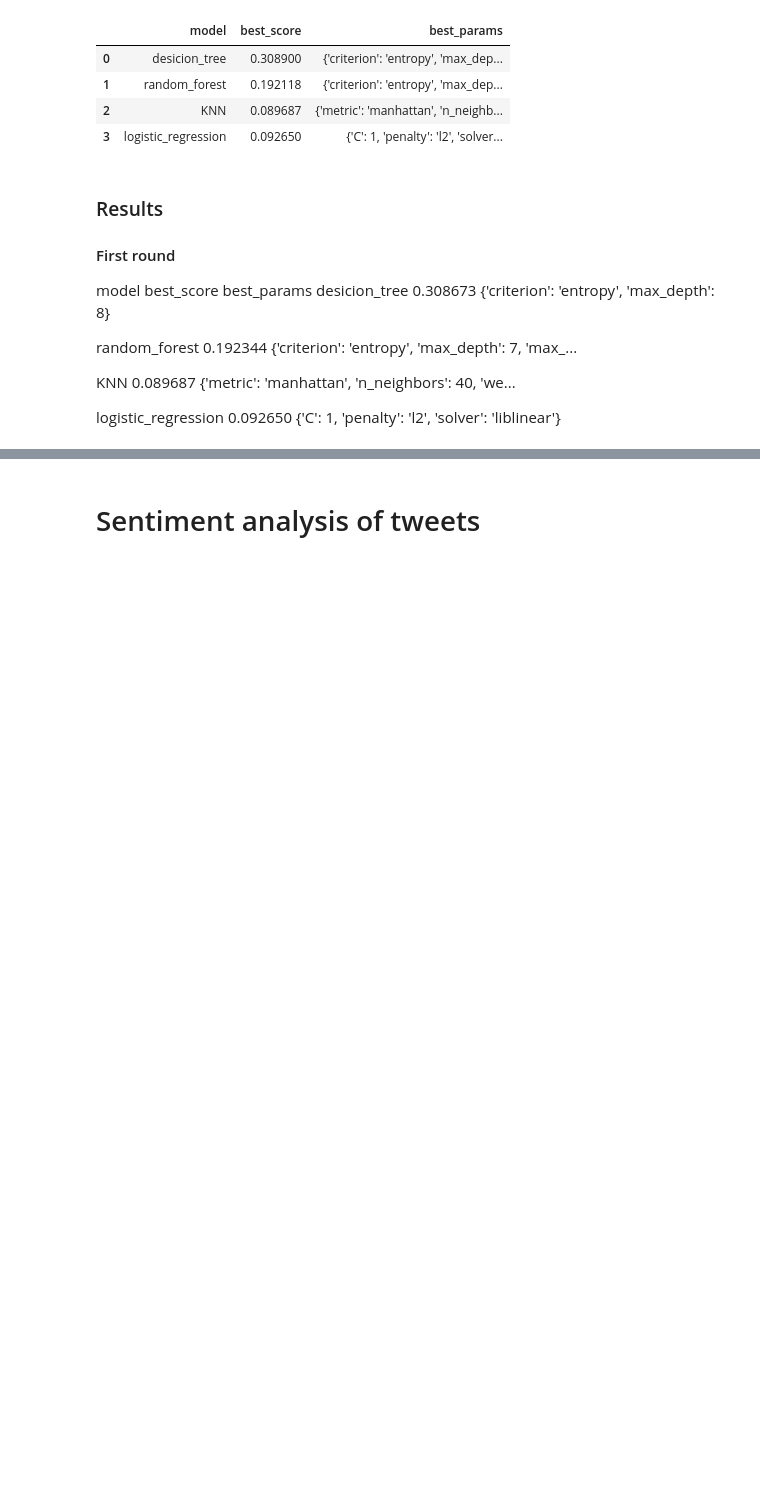
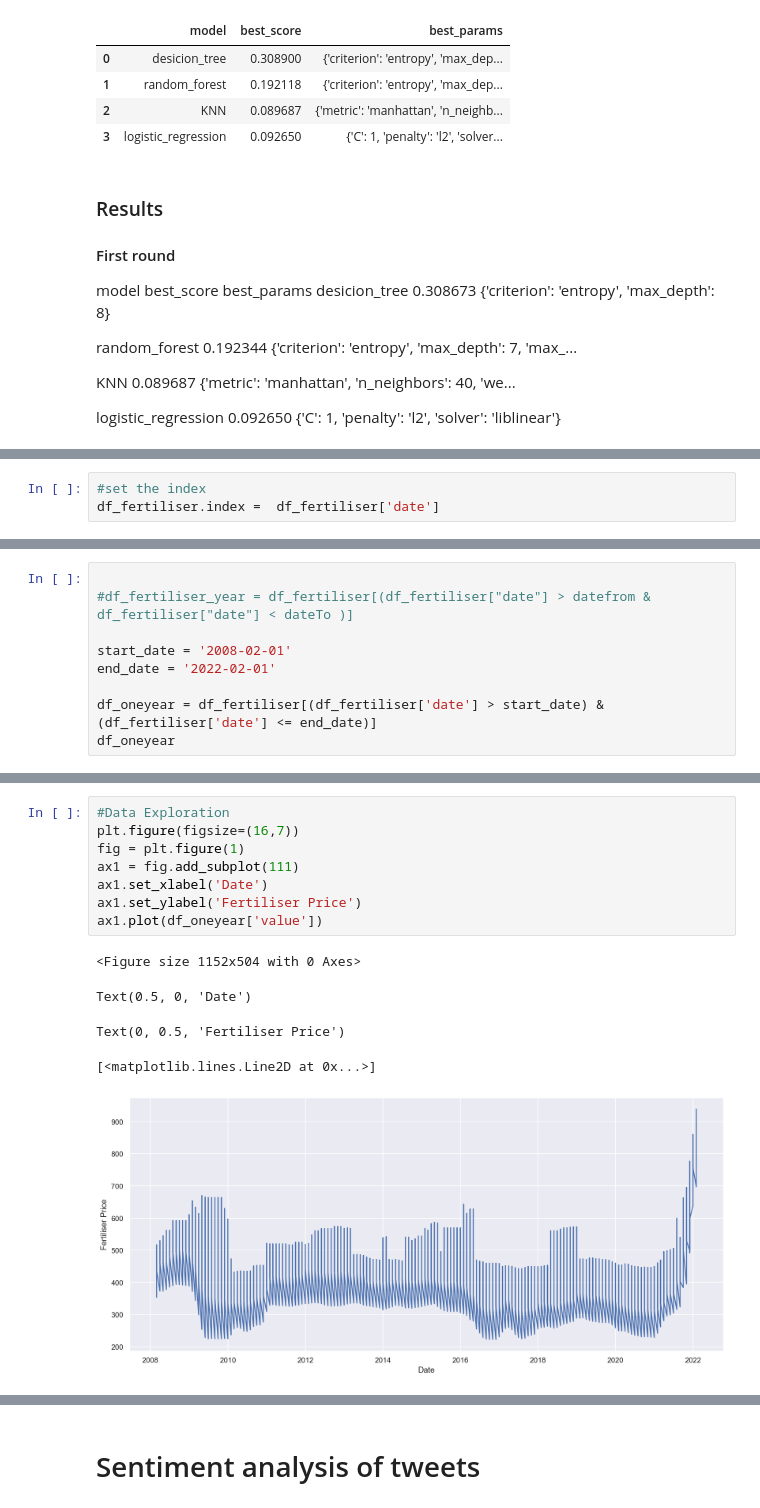
Before and after one commit to RitRa/Msc_CA2, a Jupyter notebook: notebooks/CA2_models.ipynb, the cells around one changed output, grey strips where cells are left out. Saved outputs shown, nothing was run; the diff lists cells and outputs as text; blank space fills up the shorter version.

Commit message:
Time series analysis start

```diff
--- a/notebooks/CA2_models.ipynb
+++ b/notebooks/CA2_models.ipynb
@@ -260,0 +283,3 @@ logistic_regression	0.092650	{'C': 1, 'penalty': 'l2', 'solver': 'liblinear'}
+# %%
+#set the index
+df_fertiliser.index =  df_fertiliser['date']
@@ -260,0 +303,9 @@ logistic_regression	0.092650	{'C': 1, 'penalty': 'l2', 'solver': 'liblinear'}
+# %%
+
+#df_fertiliser_year = df_fertiliser[(df_fertiliser["date"] > datefrom & df_fertiliser["date"] < dateTo )]
+
+start_date = '2008-02-01'
+end_date = '2022-02-01'
+
+df_oneyear = df_fertiliser[(df_fertiliser['date'] > start_date) & (df_fertiliser['date'] <= end_date)]
+df_oneyear
@@ -260,0 +327,14 @@ logistic_regression	0.092650	{'C': 1, 'penalty': 'l2', 'solver': 'liblinear'}
+# %%
+#Data Exploration
+plt.figure(figsize=(16,7))
+fig = plt.figure(1)
+ax1 = fig.add_subplot(111)
+ax1.set_xlabel('Date')
+ax1.set_ylabel('Fertiliser Price')
+ax1.plot(df_oneyear['value'])
+# %% [output]
+<Figure size 1152x504 with 0 Axes>
+Text(0.5, 0, 'Date')
+Text(0, 0.5, 'Fertiliser Price')
+[<matplotlib.lines.Line2D at 0x...>]
+[figure, added]
```
Also changed, not shown: parts of 23 cells of this notebook, 1 other file.
